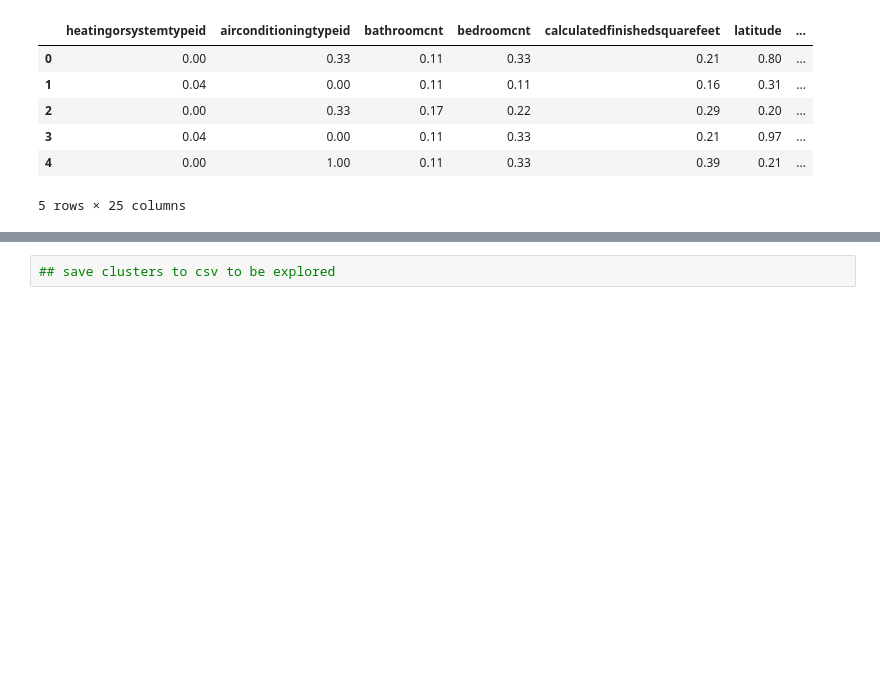
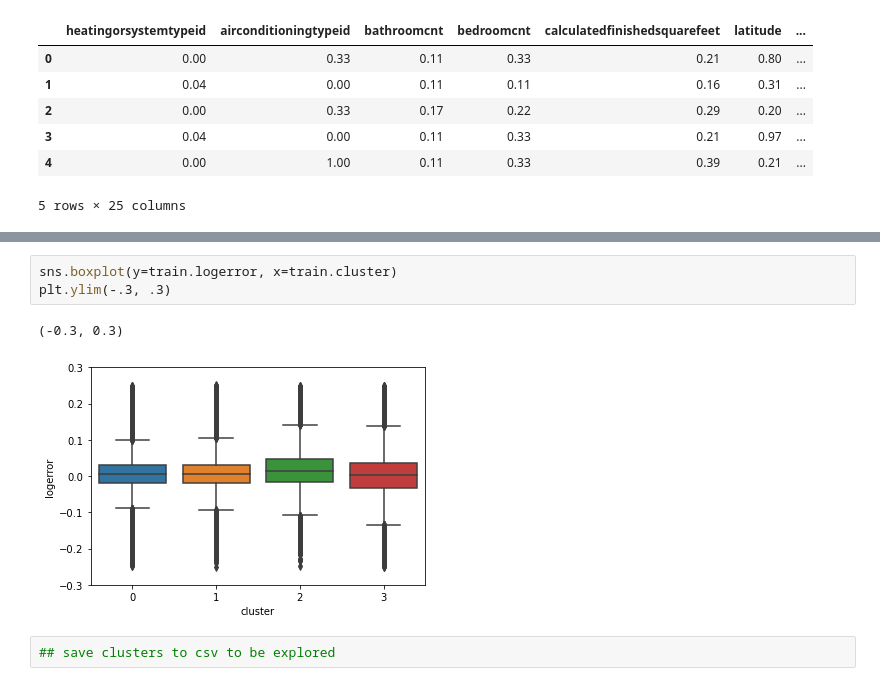
Before and after one commit to davidb-and-john/clustering-project, a Jupyter notebook: final_cluster_model.ipynb, the cells around one changed output, grey strips where cells are left out. Cells and saved outputs as stored; diff of their text form; blank space fills up the shorter version.

```diff
--- a/final_cluster_model.ipynb
+++ b/final_cluster_model.ipynb
@@ -255,3 +258,9 @@ sns.relplot(data=train_scaled, x='calculatedfinishedsquarefeet', y='latitude', h
+# %%
+sns.boxplot(y=train.logerror, x=train.cluster)
+plt.ylim(-.3, .3)
+# %% [output]
+(-0.3, 0.3)
+[figure, added]
 # %%
 ## save clusters to csv to be explored
 # %%
```
Also changed, not shown: parts of 62 cells of this notebook, 4 other files.
